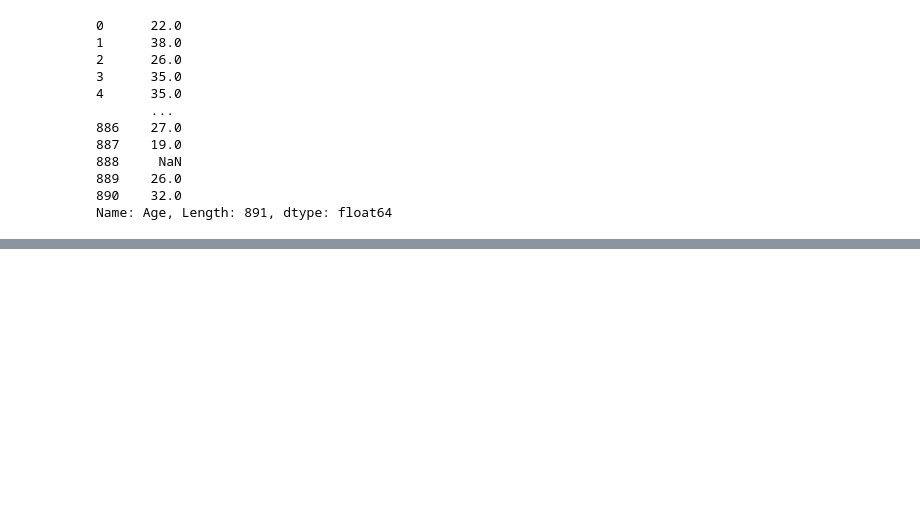
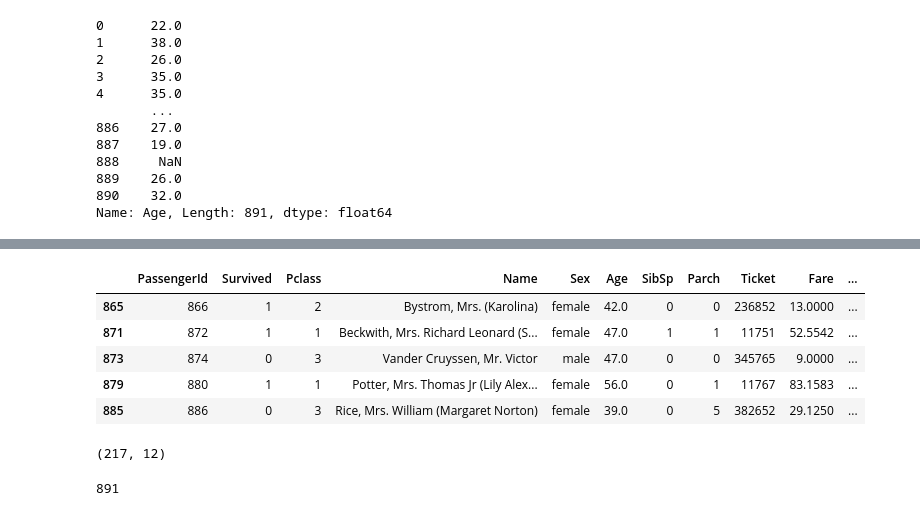
Before and after one commit to kshitijgupta-sudo/pandas_for_ml, a Jupyter notebook: pandas.ipynb, the cells around one changed output, grey strips where cells are left out. Drawn from its saved outputs; the diff is of its cells as text; code cells hidden in the pictures; blank space fills up the shorter version.

```diff
--- a/pandas.ipynb
+++ b/pandas.ipynb
@@ -76,0 +122,17 @@ Name: Age, Length: 891, dtype: float64
+# %%
+above_35.tail()
+# %% [output]
+|  | PassengerId | Survived | Pclass | Name | Sex | Age | SibSp | Parch | Ticket | Fare | ... |
+| 865 | 866 | 1 | 2 | Bystrom, Mrs. (Karolina) | female | 42.0 | 0 | 0 | 236852 | 13.0000 | ... |
+| 871 | 872 | 1 | 1 | Beckwith, Mrs. Richard Leonard (S... | female | 47.0 | 1 | 1 | 11751 | 52.5542 | ... |
+| 873 | 874 | 0 | 3 | Vander Cruyssen, Mr. Victor | male | 47.0 | 0 | 0 | 345765 | 9.0000 | ... |
+| 879 | 880 | 1 | 1 | Potter, Mrs. Thomas Jr (Lily Alex... | female | 56.0 | 0 | 1 | 11767 | 83.1583 | ... |
+| 885 | 886 | 0 | 3 | Rice, Mrs. William (Margaret Norton) | female | 39.0 | 0 | 5 | 382652 | 29.1250 | ... |
+# %%
+above_35.shape
+# %% [output]
+(217, 12)
+# %%
+len(titanic)
+# %% [output]
+891
```
Also changed, not shown: parts of 11 cells of this notebook.
